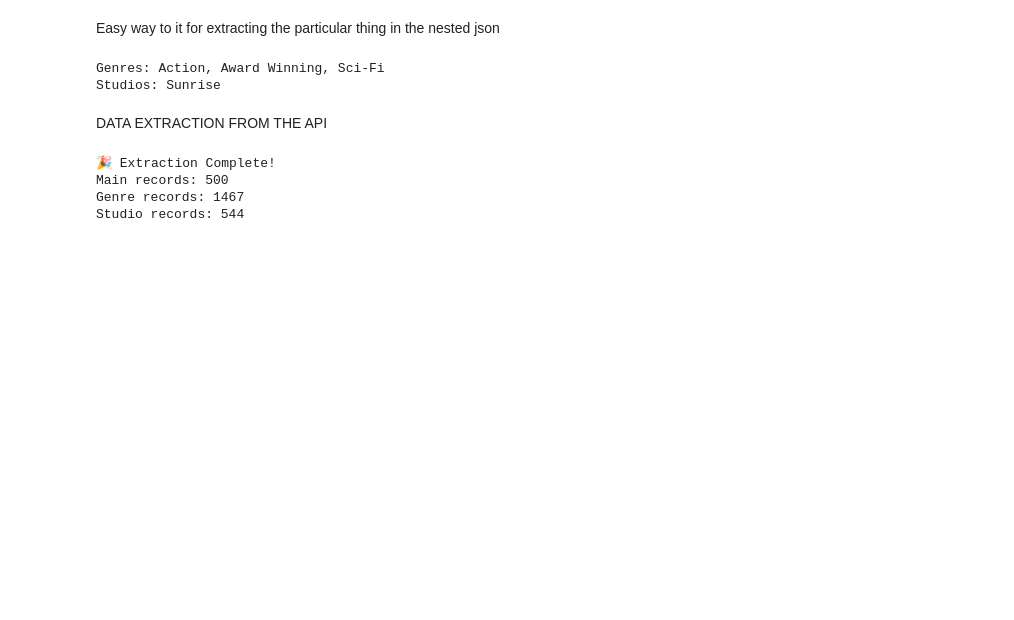
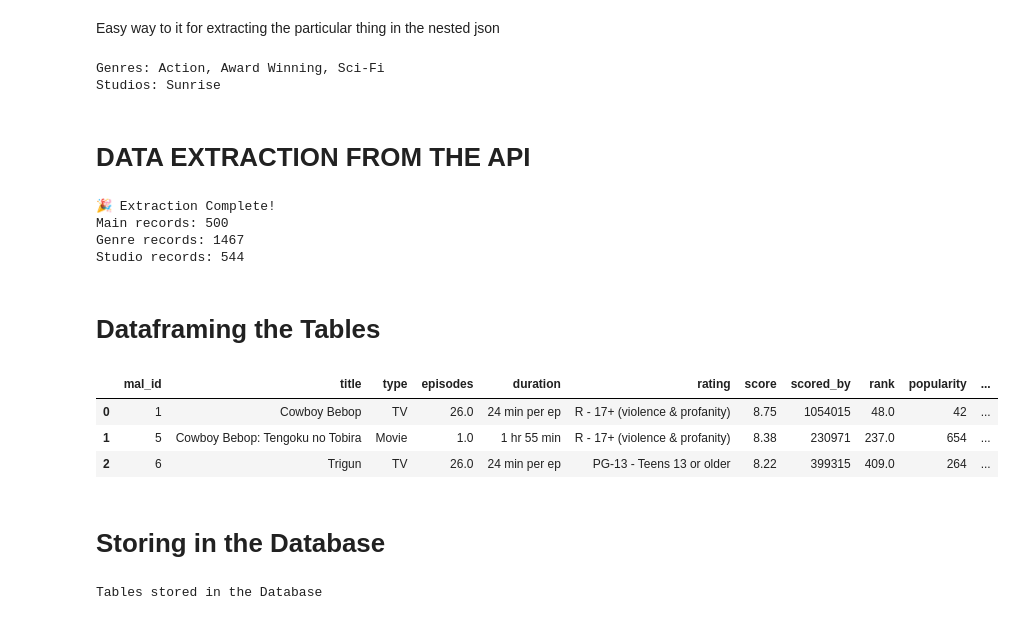
Before and after one commit to Ramcharan-AIML/anime-data-engineering-project, a Jupyter notebook: Anime_Industry_Analysis.ipynb, the cells around one changed output. Cells and saved outputs as stored; diff of their text form; code cells hidden in the pictures; blank space fills up the shorter version.

Commit message:
Extracting and Storing data in Database Completed Successfully

```diff
--- a/Anime_Industry_Analysis.ipynb
+++ b/Anime_Industry_Analysis.ipynb
@@ -236,7 +236,7 @@ Easy way to it for extracting the particular thing in the nested json
 Genres: Action, Award Winning, Sci-Fi
 Studios: Sunrise
 # %% [markdown]
-DATA EXTRACTION FROM THE API
+# DATA EXTRACTION FROM THE API
 # %%
 anime_main = []
 anime_genres = []
@@ -306,3 +306,30 @@ print(f"Studio records: {len(anime_studios)}")
 Main records: 500
 Genre records: 1467
 Studio records: 544
+# %% [markdown]
+# Dataframing the Tables
+# %%
+df_main = pd.DataFrame(anime_main)
+df_genre = pd.DataFrame(anime_genres)
+df_studio = pd.DataFrame(anime_studios)
+# %%
+df_main.head(3)
+# %% [output]
+|  | mal_id | title | type | episodes | duration | rating | score | scored_by | rank | popularity | ... |
+| 0 | 1 | Cowboy Bebop | TV | 26.0 | 24 min per ep | R - 17+ (violence & profanity) | 8.75 | 1054015 | 48.0 | 42 | ... |
+| 1 | 5 | Cowboy Bebop: Tengoku no Tobira | Movie | 1.0 | 1 hr 55 min | R - 17+ (violence & profanity) | 8.38 | 230971 | 237.0 | 654 | ... |
+| 2 | 6 | Trigun | TV | 26.0 | 24 min per ep | PG-13 - Teens 13 or older | 8.22 | 399315 | 409.0 | 264 | ... |
+# %% [markdown]
+# Storing in the Database
+# %%
+conn = sqlite3.connect("anime_database.db")
+
+df_main.to_sql('anime_main', conn , if_exists='replace' , index=False)
+
+df_genre.to_sql('anime_genres', conn , if_exists='replace', index=False)
+
+df_studio.to_sql('anime_studios', conn, if_exists='replace', index=False)
+
+print("Tables stored in the Database")
+# %% [output]
+Tables stored in the Database
```
Also changed, not shown: parts of 1 cell of this notebook, 1 other file.
